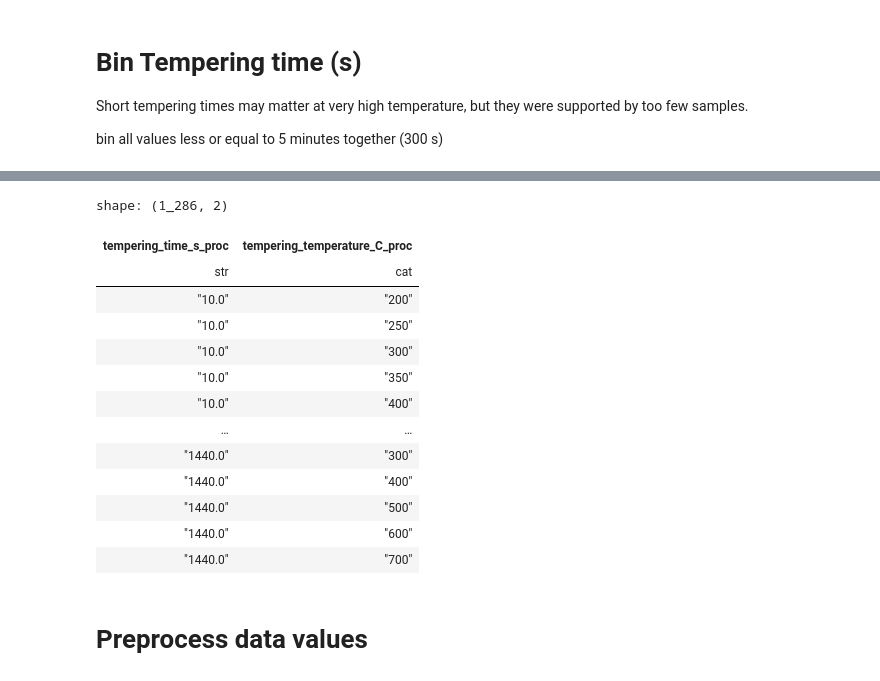
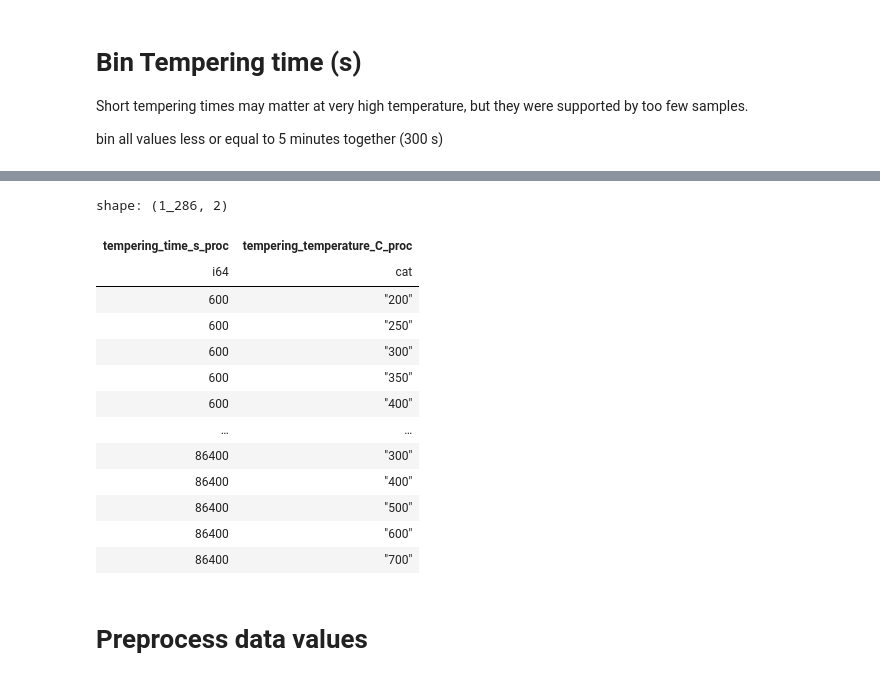
Before and after one commit to Nate-Sheibley/Mild-Steel-Tempering, a Jupyter notebook: Mild_Steel_Tempering-main.ipynb, the cells around one changed output, grey strips where cells are left out. Saved outputs shown, nothing was run; the diff lists cells and outputs as text; code cells hidden in the pictures.

Commit message:
adjusting data balance visualizing data imbalance

```diff
--- a/Mild_Steel_Tempering-main.ipynb
+++ b/Mild_Steel_Tempering-main.ipynb
@@ -1313,22 +1287,23 @@ shape: (11, 1)
 # %%
-y = pl.DataFrame({'tempering_time_s_proc': tts_bin_string,
+y = pl.DataFrame({'tempering_time_s_proc': y_prepre['tempering_time_s'],
+    #'tempering_time_s_proc': tts_bin_string,
                    'tempering_temperature_C_proc': tempering_tempC_binned})
 y
 # %% [output]
 shape: (1_286, 2)
 | tempering_time_s_proc | tempering_temperature_C_proc |
-| str | cat |
-| "10.0" | "200" |
-| "10.0" | "250" |
-| "10.0" | "300" |
-| "10.0" | "350" |
-| "10.0" | "400" |
+| i64 | cat |
+| 600 | "200" |
+| 600 | "250" |
+| 600 | "300" |
+| 600 | "350" |
+| 600 | "400" |
 | … | … |
-| "1440.0" | "300" |
-| "1440.0" | "400" |
-| "1440.0" | "500" |
-| "1440.0" | "600" |
-| "1440.0" | "700" |
+| 86400 | "300" |
+| 86400 | "400" |
+| 86400 | "500" |
+| 86400 | "600" |
+| 86400 | "700" |
 # %%
 y.write_csv(f"{resources_path}/y.csv")
 # %% [markdown]
```
Also changed, not shown: parts of 35 cells of this notebook.
